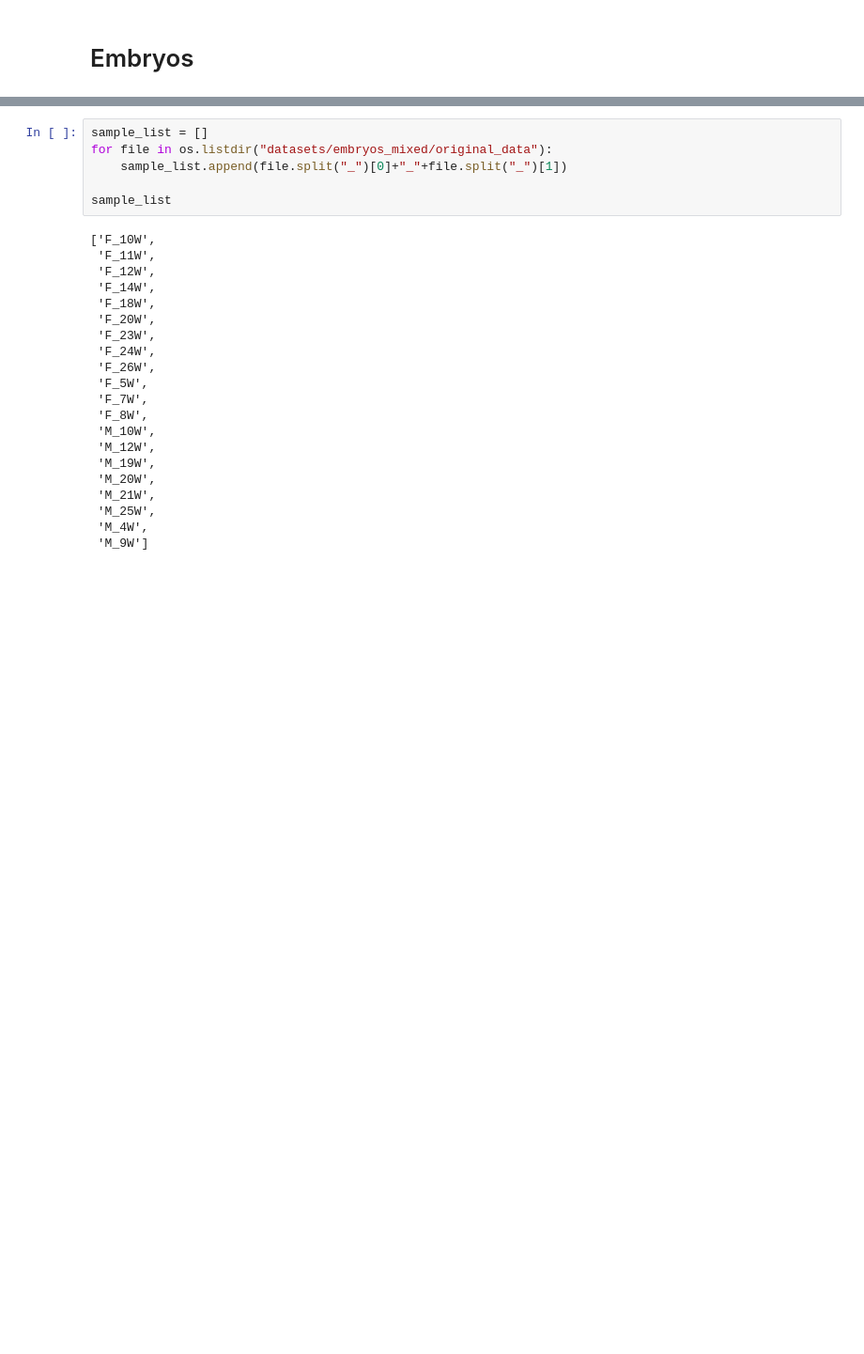
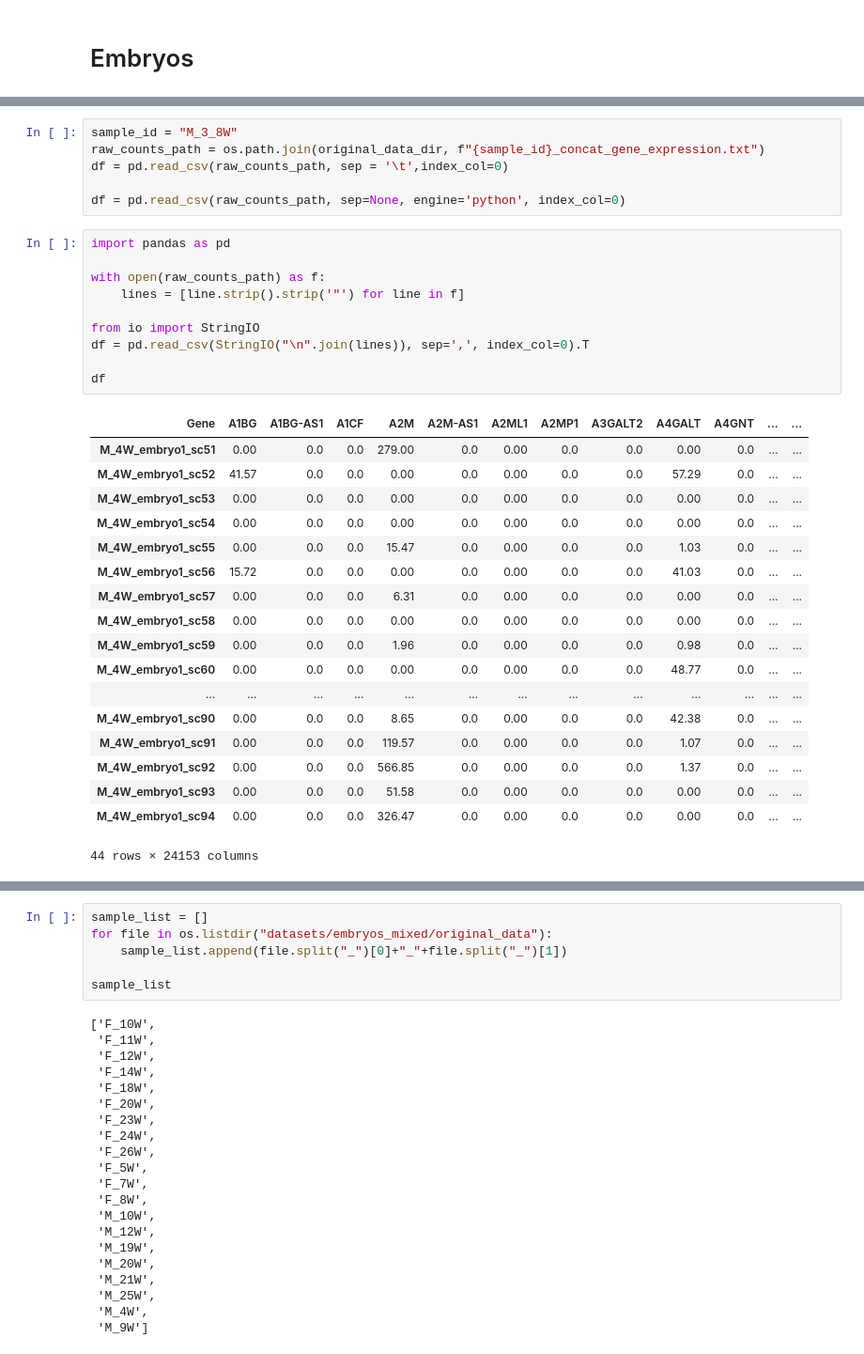
Before and after one commit to ascott-10/cta-onco-fetal, a Jupyter notebook: python_common_scripts/testing123.ipynb, the cells around one changed output, grey strips where cells are left out. Shown at 94% size. Drawn from its saved outputs; the diff is of its cells as text; blank space fills up the shorter version.

```diff
--- a/python_common_scripts/testing123.ipynb
+++ b/python_common_scripts/testing123.ipynb
@@ -18,0 +701,35 @@ os.chdir("/data/scottaa/cta_onco_fetal")
+# %%
+sample_id = "M_3_8W"
+raw_counts_path = os.path.join(original_data_dir, f"{sample_id}_concat_gene_expression.txt")
+df = pd.read_csv(raw_counts_path, sep = '\t',index_col=0)
+
+df = pd.read_csv(raw_counts_path, sep=None, engine='python', index_col=0)
+# %%
+import pandas as pd
+
+with open(raw_counts_path) as f:
+    lines = [line.strip().strip('"') for line in f]
+
+from io import StringIO
+df = pd.read_csv(StringIO("\n".join(lines)), sep=',', index_col=0).T
+
+df
+# %% [output]
+| Gene | A1BG | A1BG-AS1 | A1CF | A2M | A2M-AS1 | A2ML1 | A2MP1 | A3GALT2 | A4GALT | A4GNT | ... | ... |
+| M_4W_embryo1_sc51 | 0.00 | 0.0 | 0.0 | 279.00 | 0.0 | 0.00 | 0.0 | 0.0 | 0.00 | 0.0 | ... | ... |
+| M_4W_embryo1_sc52 | 41.57 | 0.0 | 0.0 | 0.00 | 0.0 | 0.00 | 0.0 | 0.0 | 57.29 | 0.0 | ... | ... |
+| M_4W_embryo1_sc53 | 0.00 | 0.0 | 0.0 | 0.00 | 0.0 | 0.00 | 0.0 | 0.0 | 0.00 | 0.0 | ... | ... |
+| M_4W_embryo1_sc54 | 0.00 | 0.0 | 0.0 | 0.00 | 0.0 | 0.00 | 0.0 | 0.0 | 0.00 | 0.0 | ... | ... |
+| M_4W_embryo1_sc55 | 0.00 | 0.0 | 0.0 | 15.47 | 0.0 | 0.00 | 0.0 | 0.0 | 1.03 | 0.0 | ... | ... |
+| M_4W_embryo1_sc56 | 15.72 | 0.0 | 0.0 | 0.00 | 0.0 | 0.00 | 0.0 | 0.0 | 41.03 | 0.0 | ... | ... |
+| M_4W_embryo1_sc57 | 0.00 | 0.0 | 0.0 | 6.31 | 0.0 | 0.00 | 0.0 | 0.0 | 0.00 | 0.0 | ... | ... |
+| M_4W_embryo1_sc58 | 0.00 | 0.0 | 0.0 | 0.00 | 0.0 | 0.00 | 0.0 | 0.0 | 0.00 | 0.0 | ... | ... |
+| M_4W_embryo1_sc59 | 0.00 | 0.0 | 0.0 | 1.96 | 0.0 | 0.00 | 0.0 | 0.0 | 0.98 | 0.0 | ... | ... |
+| M_4W_embryo1_sc60 | 0.00 | 0.0 | 0.0 | 0.00 | 0.0 | 0.00 | 0.0 | 0.0 | 48.77 | 0.0 | ... | ... |
+| ... | ... | ... | ... | ... | ... | ... | ... | ... | ... | ... | ... | ... |
+| M_4W_embryo1_sc90 | 0.00 | 0.0 | 0.0 | 8.65 | 0.0 | 0.00 | 0.0 | 0.0 | 42.38 | 0.0 | ... | ... |
+| M_4W_embryo1_sc91 | 0.00 | 0.0 | 0.0 | 119.57 | 0.0 | 0.00 | 0.0 | 0.0 | 1.07 | 0.0 | ... | ... |
+| M_4W_embryo1_sc92 | 0.00 | 0.0 | 0.0 | 566.85 | 0.0 | 0.00 | 0.0 | 0.0 | 1.37 | 0.0 | ... | ... |
+| M_4W_embryo1_sc93 | 0.00 | 0.0 | 0.0 | 51.58 | 0.0 | 0.00 | 0.0 | 0.0 | 0.00 | 0.0 | ... | ... |
+| M_4W_embryo1_sc94 | 0.00 | 0.0 | 0.0 | 326.47 | 0.0 | 0.00 | 0.0 | 0.0 | 0.00 | 0.0 | ... | ... |
+44 rows × 24153 columns
```
Also changed, not shown: parts of 41 cells of this notebook, 26 other files.
